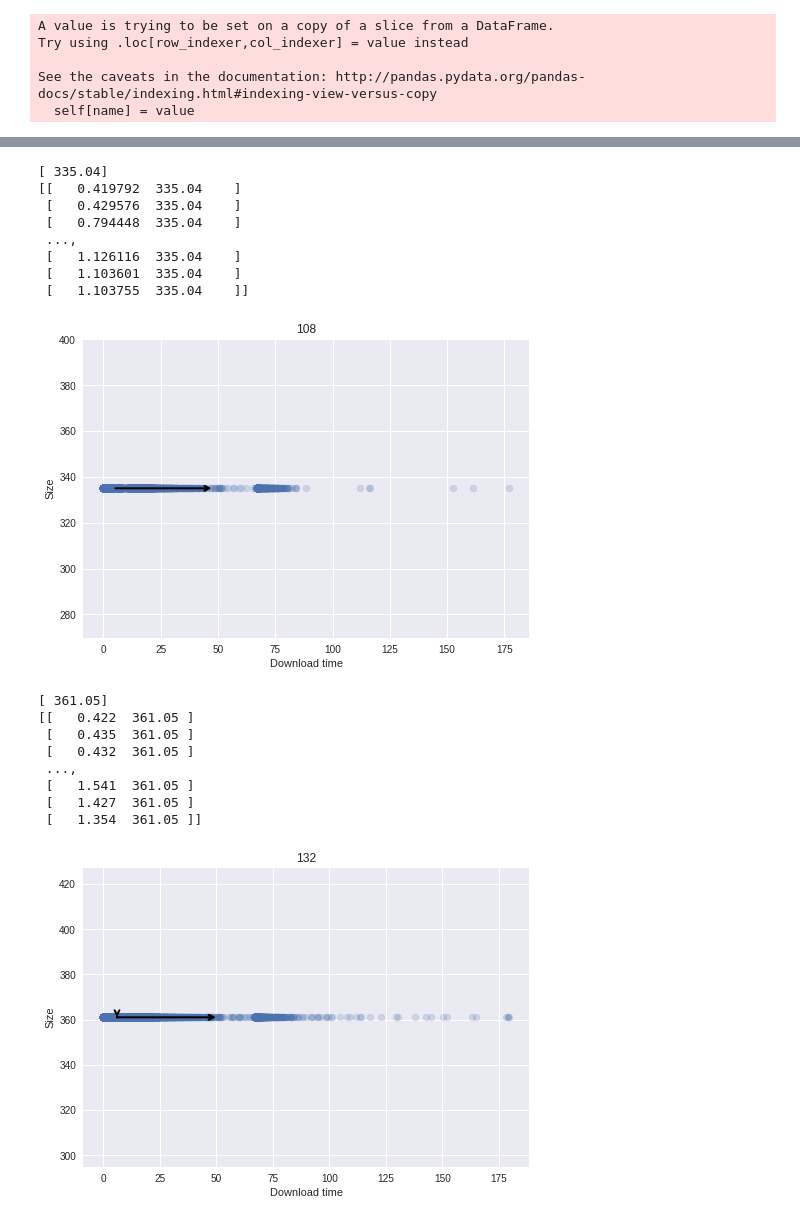
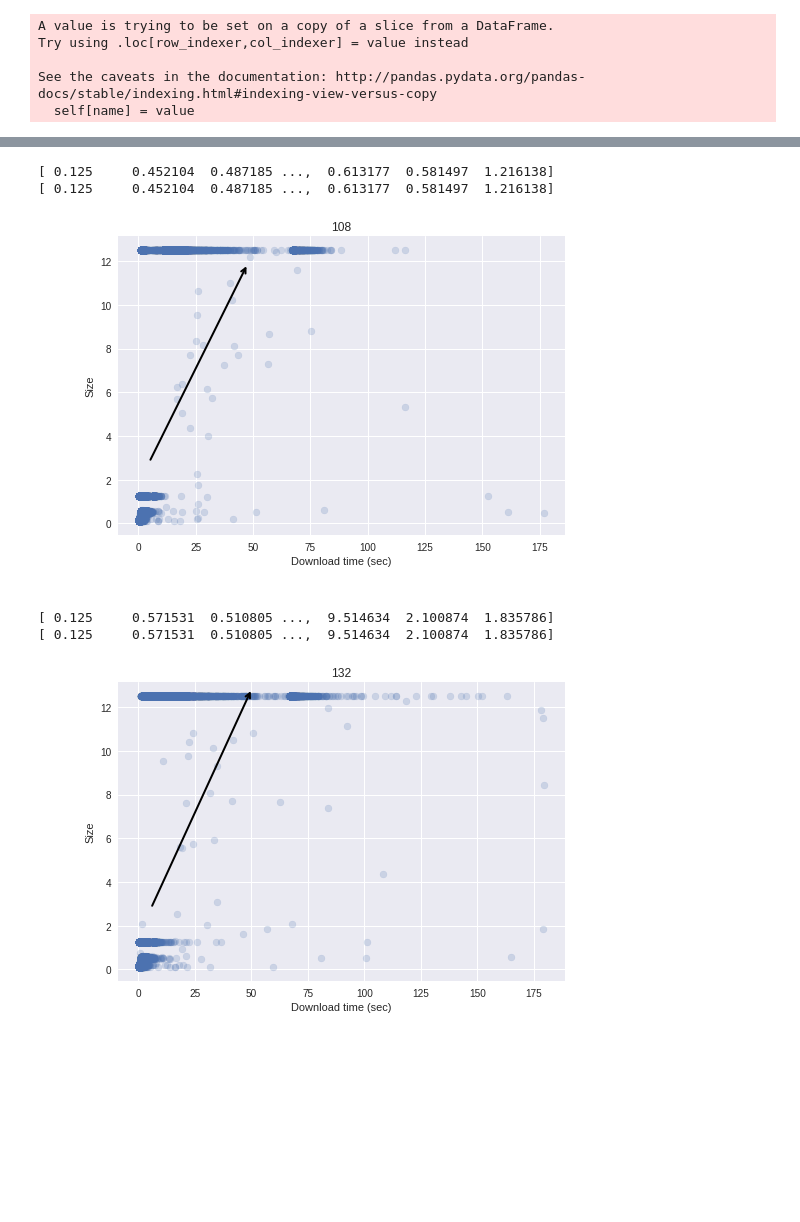
Before and after one commit to khulan8824/proxyTest, a Jupyter notebook: clientLogs.ipynb, the cells around one changed output, grey strips where cells are left out. Saved outputs shown, nothing was run; the diff lists cells and outputs as text; code cells hidden in the pictures; blank space fills up the shorter version.

```diff
--- a/clientLogs.ipynb
+++ b/clientLogs.ipynb
@@ -12,7 +12,7 @@ import seaborn as sns
 EXP_NAME = "logs/clients"
 RESULTS_DIR = os.path.join( os.getcwd(),'results')
 
-headers = ['time', 'start_transfer', 'download','status','size']
+headers = ['time', 'start_transfer', 'download','status','download_size']
 
 #Read input files from the directory and returns DataTable object in a combined list
 def read_clients():
@@ -35,7 +35,7 @@ def read_clients():
                 try:
                     temp = pd.read_csv(file,sep=',', header = None)
                     temp.columns = headers
-                    temp = temp.query('status == 200 & size >0')
+                    temp = temp.query('status == 200 & download_size >0')
                     #temp = temp.set_index(pd.DatetimeIndex(temp.time))
                     temp['proxy'] = tunnel
                     temp['client'] = sub_dir
@@ -49,13 +49,6 @@ def read_clients():
     return nodes_results
 
 client_data = read_clients()
-#for client in client_data:
-#    df = client_data[client]
-#    df['download_time']= df['download'] - df['start_transfer']
-#    proxies = df.proxy.unique()
-#    for proxy in proxies:
-#        df_proxy = df.query('proxy == "'+proxy+'"')
-#        print(client,':',proxy,':',df_proxy['size'].mean(),':',df_proxy.download_time.mean())
 # %% [output]
 A value is trying to be set on a copy of a slice from a DataFrame.
 Try using .loc[row_indexer,col_indexer] = value instead
@@ -119,24 +119,25 @@ def plot_pca_size(df_clients):
     clients = df_clients.client.unique()
     #clients['size'] = clients['size']/1000000
     for client in clients:
+
         df = df_clients.query('client == "'+client+'"')
-        df.size = df.size/1000
-        print(df['size'].unique())
-        features = ['download_time', 'size']
-        x = df.loc[:, features].values
+        df.download_size = df.download_size/1000000
 
-        print(x)
+        print(df['download_size'].unique())
+        features = ['download_time', 'download_size']
+        x = df.loc[:, features]
 
+        print(x['download_size'].unique())
         pca = PCA(n_components=2)
         pca.fit(x)
 
-        plt.scatter(x[:, 0], x[:, 1], alpha=0.2)
+        plt.scatter(x.download_time, x['download_size'], alpha=0.2)
         for length, vector in zip(pca.explained_variance_, pca.components_):
             v = vector * 3 * np.sqrt(length)
             draw_vector(pca.mean_, pca.mean_ + v)
-        plt.axis('equal')
+        #lt.axis('equal')
         plt.title(client)
-        plt.xlabel('Download time')
+        plt.xlabel('Download time (sec)')
         plt.ylabel('Size')
         plt.show()
 
@@ -170,18 +159,6 @@ See the caveats in the documentation: http://pandas.pydata.org/pandas-docs/stabl
-[ 335.04]
-[[   0.419792  335.04    ]
- [   0.429576  335.04    ]
- [   0.794448  335.04    ]
- ...,
- [   1.126116  335.04    ]
- [   1.103601  335.04    ]
- [   1.103755  335.04    ]]
+[ 0.125     0.452104  0.487185 ...,  0.613177  0.581497  1.216138]
+[ 0.125     0.452104  0.487185 ...,  0.613177  0.581497  1.216138]
-[figure, old version]
+[figure, new version]
-[ 361.05]
-[[   0.422  361.05 ]
- [   0.435  361.05 ]
- [   0.432  361.05 ]
- ...,
- [   1.541  361.05 ]
- [   1.427  361.05 ]
- [   1.354  361.05 ]]
+[ 0.125     0.571531  0.510805 ...,  9.514634  2.100874  1.835786]
+[ 0.125     0.571531  0.510805 ...,  9.514634  2.100874  1.835786]
-[figure, old version]
+[figure, new version]
```
Also changed, not shown: parts of 6 cells of this notebook.
